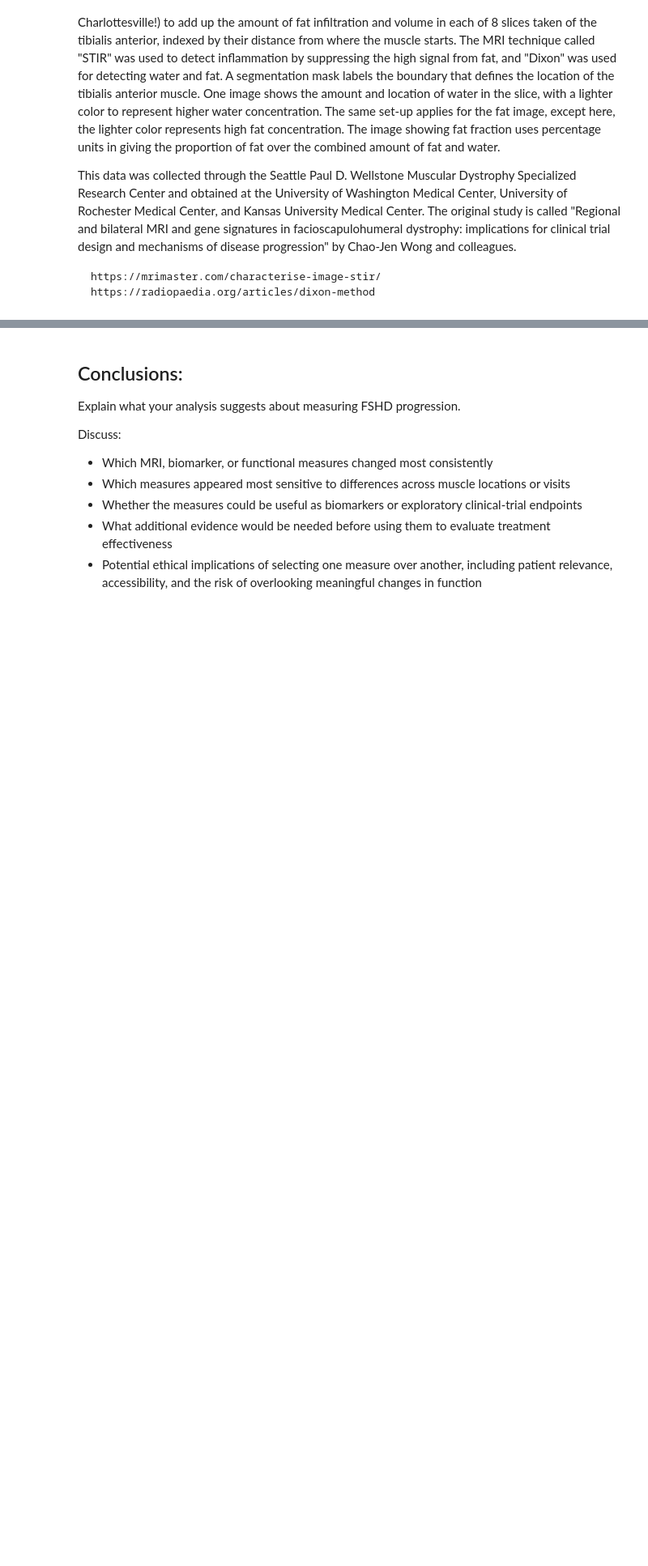
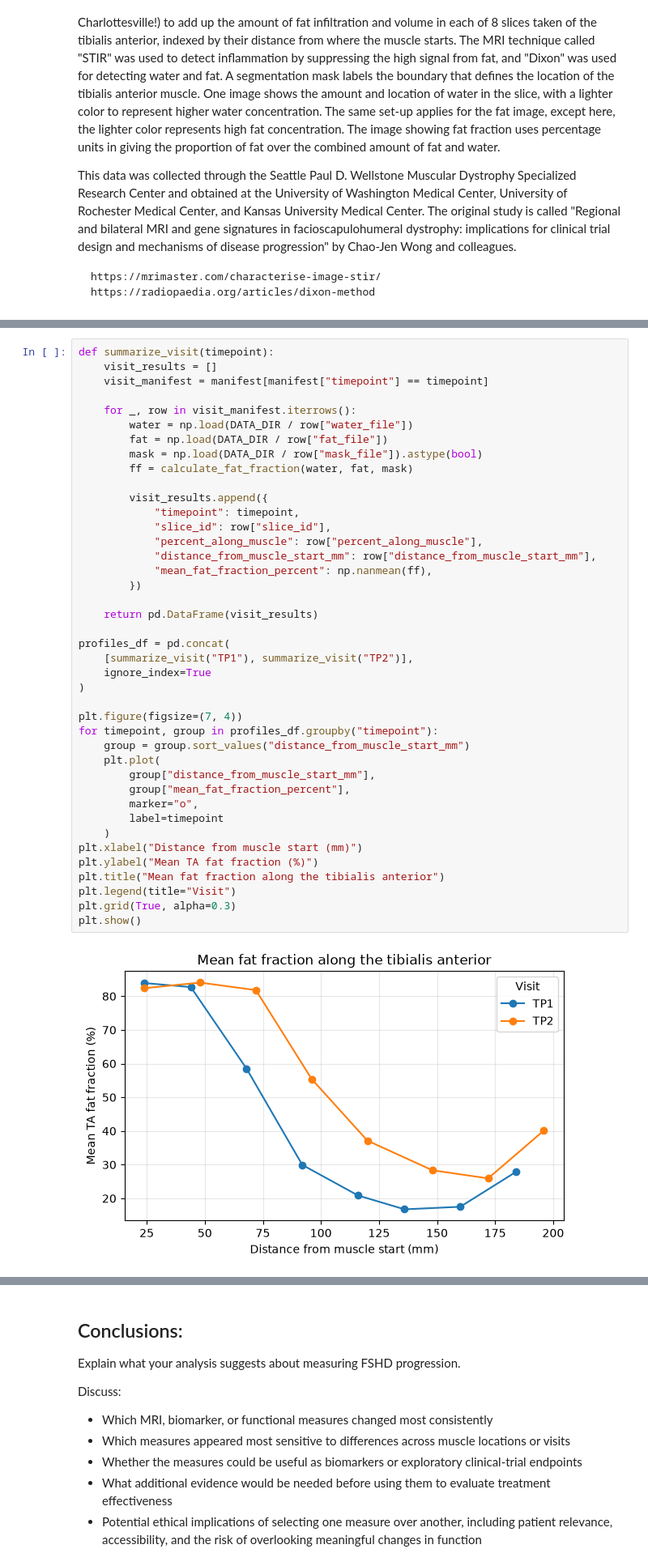
Before and after one commit to BigPanda0226/BME2315_Module2, a Jupyter notebook: FSHD_Module2_Project_Template.ipynb, the cells around one changed output, grey strips where cells are left out. Shown at 81% size. Drawn from its saved outputs; the diff is of its cells as text; blank space fills up the shorter version.

```diff
--- a/FSHD_Module2_Project_Template.ipynb
+++ b/FSHD_Module2_Project_Template.ipynb
@@ -135,0 +335,43 @@ manifest
+# %%
+def summarize_visit(timepoint):
+    visit_results = []
+    visit_manifest = manifest[manifest["timepoint"] == timepoint]
+
+    for _, row in visit_manifest.iterrows():
+        water = np.load(DATA_DIR / row["water_file"])
+        fat = np.load(DATA_DIR / row["fat_file"])
+        mask = np.load(DATA_DIR / row["mask_file"]).astype(bool)
+        ff = calculate_fat_fraction(water, fat, mask)
+
+        visit_results.append({
+            "timepoint": timepoint,
+            "slice_id": row["slice_id"],
+            "percent_along_muscle": row["percent_along_muscle"],
+            "distance_from_muscle_start_mm": row["distance_from_muscle_start_mm"],
+            "mean_fat_fraction_percent": np.nanmean(ff),
+        })
+
+    return pd.DataFrame(visit_results)
+
+profiles_df = pd.concat(
+    [summarize_visit("TP1"), summarize_visit("TP2")],
+    ignore_index=True
+)
+
+plt.figure(figsize=(7, 4))
+for timepoint, group in profiles_df.groupby("timepoint"):
+    group = group.sort_values("distance_from_muscle_start_mm")
+    plt.plot(
+        group["distance_from_muscle_start_mm"],
+        group["mean_fat_fraction_percent"],
+        marker="o",
+        label=timepoint
+    )
+plt.xlabel("Distance from muscle start (mm)")
+plt.ylabel("Mean TA fat fraction (%)")
+plt.title("Mean fat fraction along the tibialis anterior")
+plt.legend(title="Visit")
+plt.grid(True, alpha=0.3)
+plt.show()
+# %% [output]
+[figure, added]
```
Also changed, not shown: parts of 17 cells of this notebook, 54 other files.
